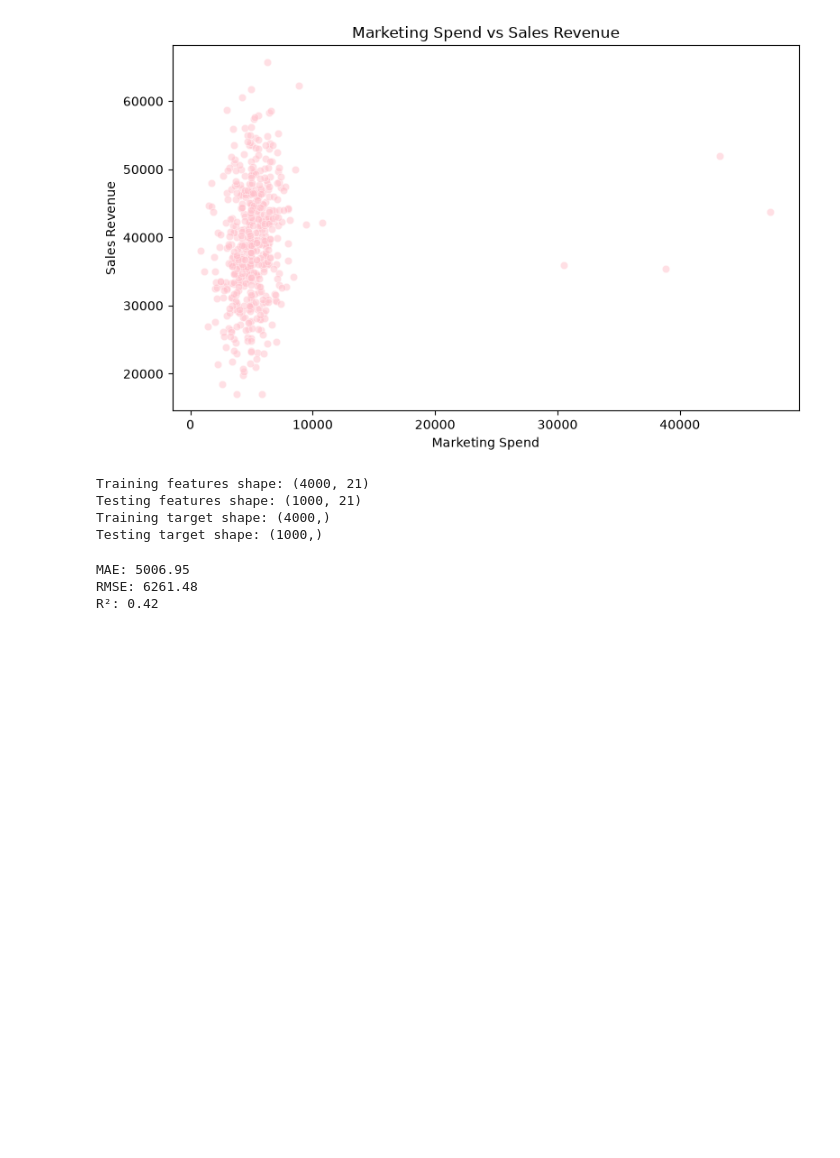
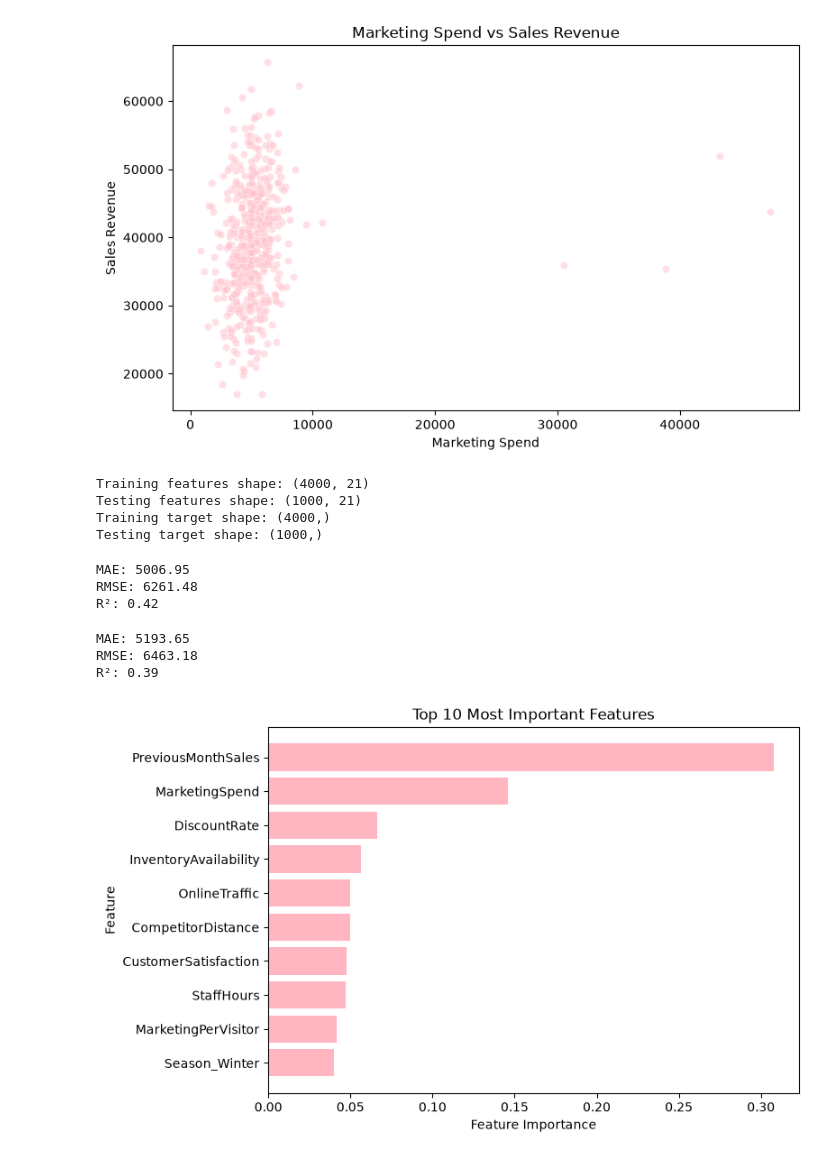
Before and after one commit to n00230352/DataAnalyticsForBusiness, a Jupyter notebook: Task1.ipynb, the cells around one changed output. Drawn from its saved outputs; the diff is of its cells as text; code cells hidden in the pictures; blank space fills up the shorter version.

```diff
--- a/Task1.ipynb
+++ b/Task1.ipynb
@@ -511,3 +511,47 @@ print(f"R²: {r2:.2f}")
 MAE: 5006.95
 RMSE: 6261.48
 R²: 0.42
+# %%
+from sklearn.ensemble import RandomForestRegressor
+
+# Train the model
+rf_model = RandomForestRegressor(
+    n_estimators=100,
+    random_state=42,
+)
+rf_model.fit(X_train, y_train)
+
+# Make predictions
+rf_y_pred = rf_model.predict(X_test)
+
+# Calculate metrics
+rf_mae = mean_absolute_error(y_test, rf_y_pred)
+rf_rmse = mean_squared_error(y_test, rf_y_pred) ** 0.5
+rf_r2 = r2_score(y_test, rf_y_pred)
+
+# Display results
+print(f"MAE: {rf_mae:.2f}")
+print(f"RMSE: {rf_rmse:.2f}")
+print(f"R²: {rf_r2:.2f}")
+# %% [output]
+MAE: 5193.65
+RMSE: 6463.18
+R²: 0.39
+# %%
+# Get the 10 most important features
+feature_importance = pd.Series(
+    rf_model.feature_importances_,
+    index=X_train.columns,
+).sort_values(ascending=False).head(10).sort_values()
+
+# Create the horizontal bar chart
+plt.figure(figsize=(8, 5))
+plt.barh(feature_importance.index, feature_importance.values, color="lightpink")
+
+plt.title("Top 10 Most Important Features")
+plt.xlabel("Feature Importance")
+plt.ylabel("Feature")
+plt.tight_layout()
+plt.show()
+# %% [output]
+[figure, added]
```
Also changed, not shown: parts of 1 cell of this notebook.
